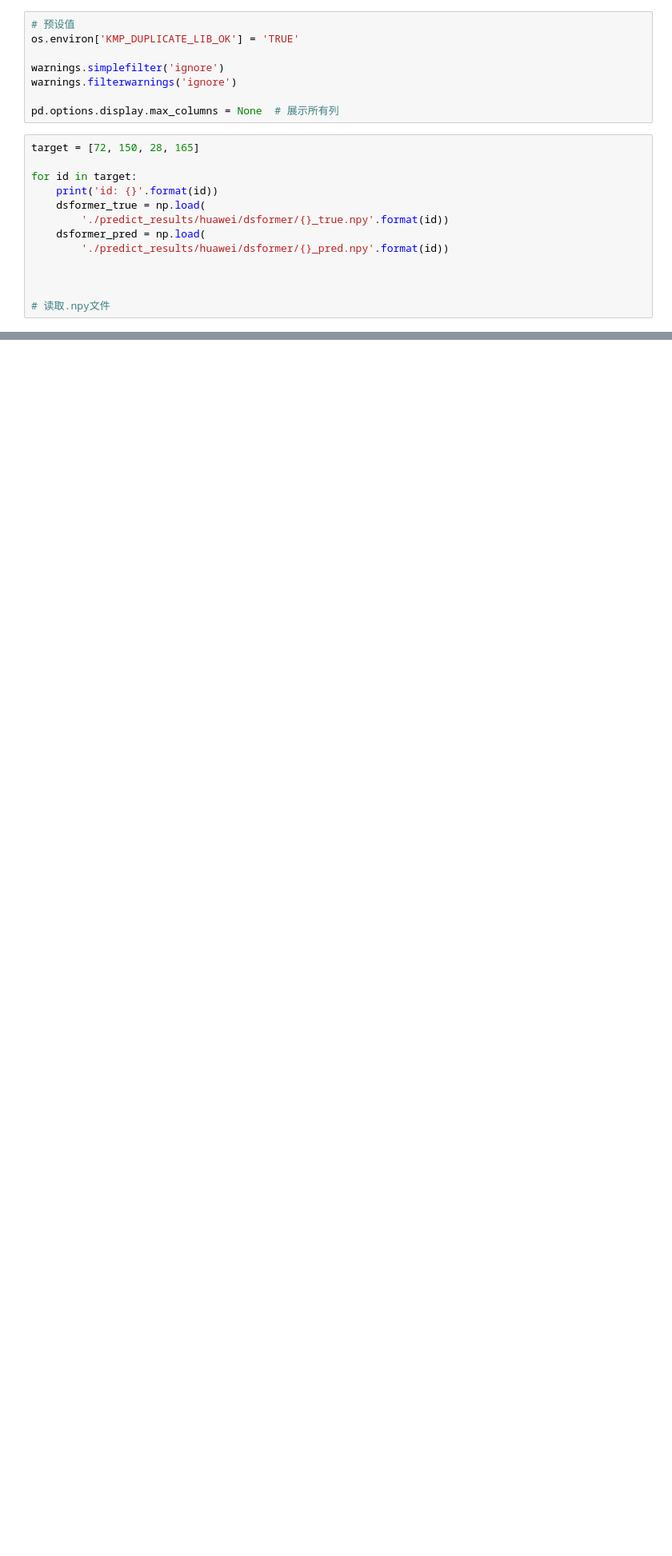
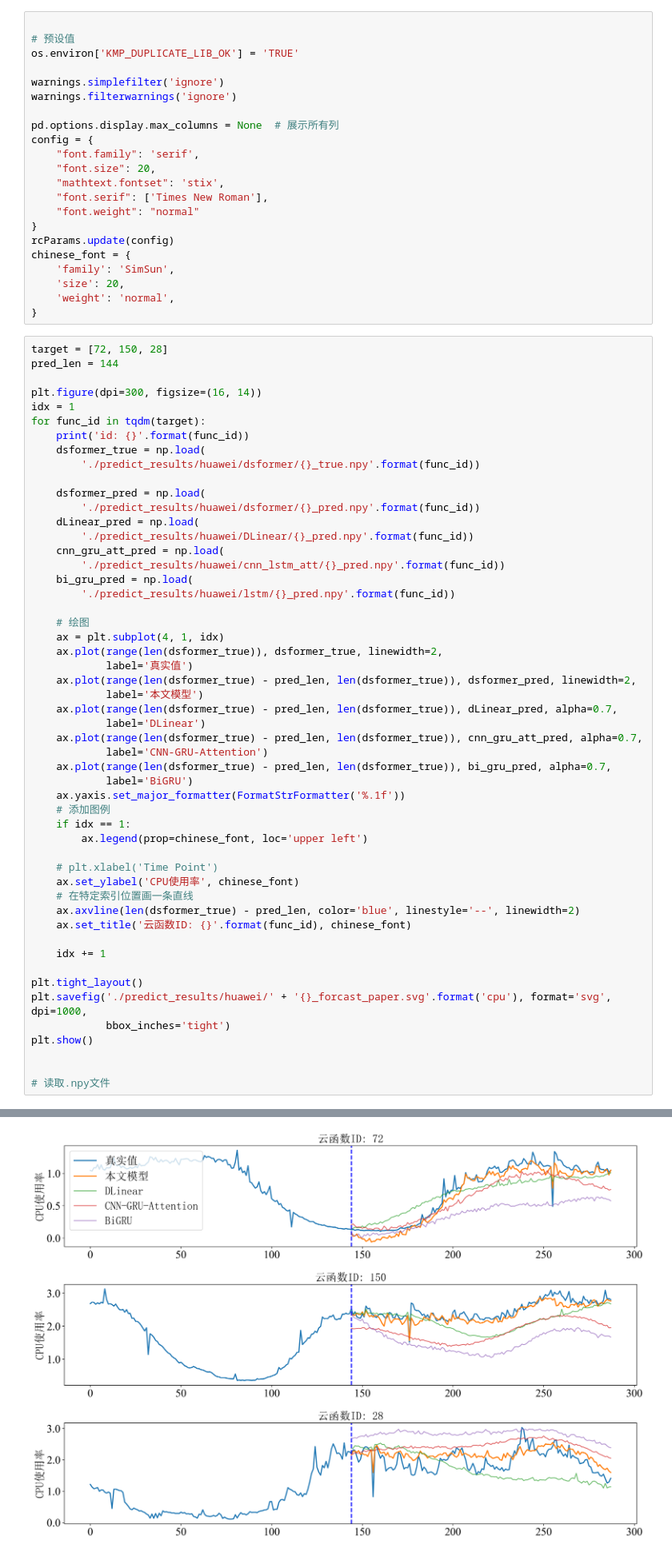
Before and after one commit to conghuhu/container_ts_prediction, a Jupyter notebook: predict_show.ipynb, the cells around one changed output, grey strips where cells are left out. Shown at 80% size. Cells and saved outputs as stored; diff of their text form; blank space fills up the shorter version.

```diff
--- a/predict_show.ipynb
+++ b/predict_show.ipynb
@@ -7,4 +11,5 @@ import pandas as pd
 # %%
+
 # 预设值
 os.environ['KMP_DUPLICATE_LIB_OK'] = 'TRUE'
 
@@ -12,16 +17,68 @@ warnings.simplefilter('ignore')
 warnings.filterwarnings('ignore')
 
 pd.options.display.max_columns = None  # 展示所有列
+config = {
+    "font.family": 'serif',
+    "font.size": 20,
+    "mathtext.fontset": 'stix',
+    "font.serif": ['Times New Roman'],
+    "font.weight": "normal"
+}
+rcParams.update(config)
+chinese_font = {
+    'family': 'SimSun',
+    'size': 20,
+    'weight': 'normal',
+}
 # %%
-target = [72, 150, 28, 165]
+target = [72, 150, 28]
+pred_len = 144
 
-for id in target:
-    print('id: {}'.format(id))
+plt.figure(dpi=300, figsize=(16, 14))
+idx = 1
+for func_id in tqdm(target):
+    print('id: {}'.format(func_id))
     dsformer_true = np.load(
-        './predict_results/huawei/dsformer/{}_true.npy'.format(id))
+        './predict_results/huawei/dsformer/{}_true.npy'.format(func_id))
+
     dsformer_pred = np.load(
-        './predict_results/huawei/dsformer/{}_pred.npy'.format(id))
+        './predict_results/huawei/dsformer/{}_pred.npy'.format(func_id))
+    dLinear_pred = np.load(
+        './predict_results/huawei/DLinear/{}_pred.npy'.format(func_id))
+    cnn_gru_att_pred = np.load(
+        './predict_results/huawei/cnn_lstm_att/{}_pred.npy'.format(func_id))
+    bi_gru_pred = np.load(
+        './predict_results/huawei/lstm/{}_pred.npy'.format(func_id))
 
+    # 绘图
+    ax = plt.subplot(4, 1, idx)
+    ax.plot(range(len(dsformer_true)), dsformer_true, linewidth=2,
+            label='真实值')
+    ax.plot(range(len(dsformer_true) - pred_len, len(dsformer_true)), dsformer_pred, linewidth=2,
+            label='本文模型')
+    ax.plot(range(len(dsformer_true) - pred_len, len(dsformer_true)), dLinear_pred, alpha=0.7,
+            label='DLinear')
+    ax.plot(range(len(dsformer_true) - pred_len, len(dsformer_true)), cnn_gru_att_pred, alpha=0.7,
+            label='CNN-GRU-Attention')
+    ax.plot(range(len(dsformer_true) - pred_len, len(dsformer_true)), bi_gru_pred, alpha=0.7,
+            label='BiGRU')
+    ax.yaxis.set_major_formatter(FormatStrFormatter('%.1f'))
+    # 添加图例
+    if idx == 1:
+        ax.legend(prop=chinese_font, loc='upper left')
+
+    # plt.xlabel('Time Point')
+    ax.set_ylabel('CPU使用率', chinese_font)
+    # 在特定索引位置画一条直线
+    ax.axvline(len(dsformer_true) - pred_len, color='blue', linestyle='--', linewidth=2)
+    ax.set_title('云函数ID: {}'.format(func_id), chinese_font)
+
+    idx += 1
+
+plt.tight_layout()
+plt.savefig('./predict_results/huawei/' + '{}_forcast_paper.svg'.format('cpu'), format='svg', dpi=1000,
+            bbox_inches='tight')
+plt.show()
 
 
 # 读取.npy文件
@@ -32,0 +89 @@ id: 165
+[figure, added]
```
Also changed, not shown: parts of 2 cells of this notebook, 8 other files.
